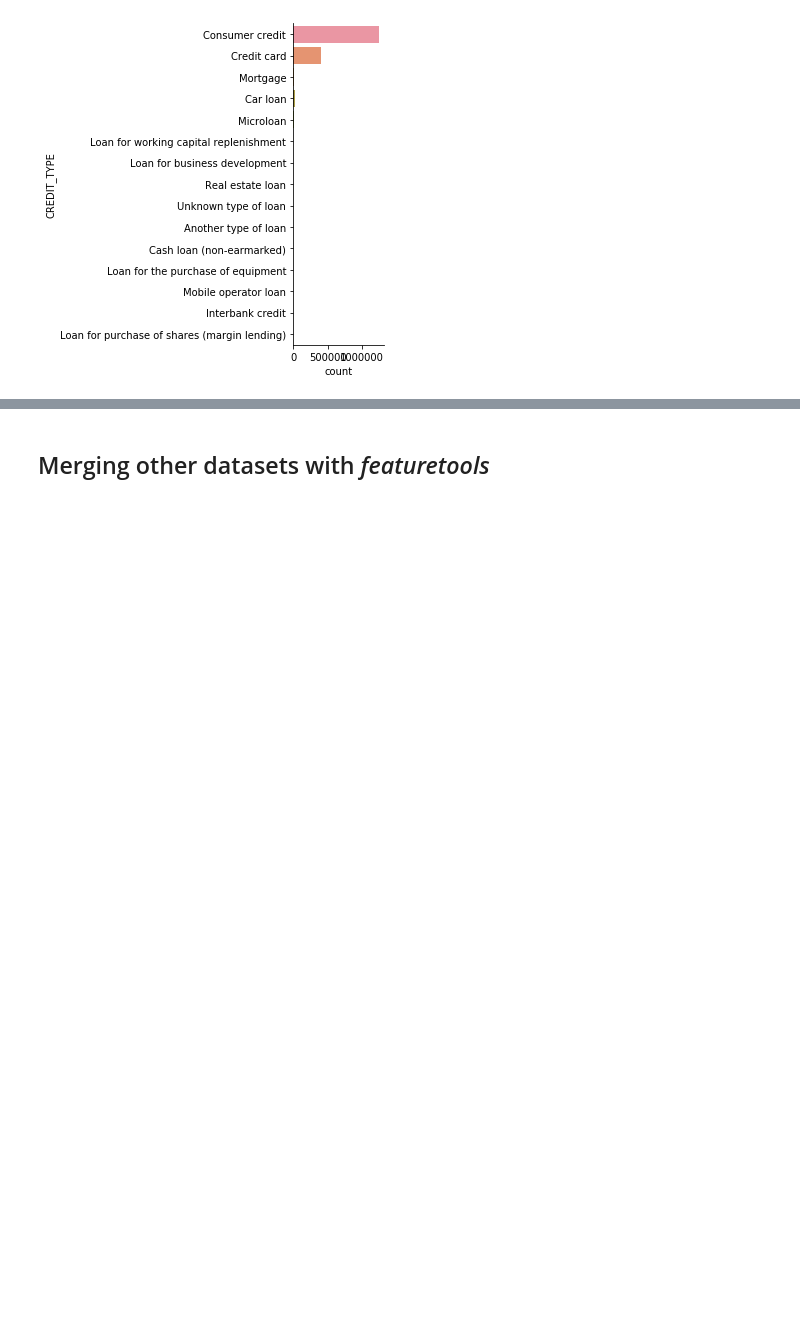
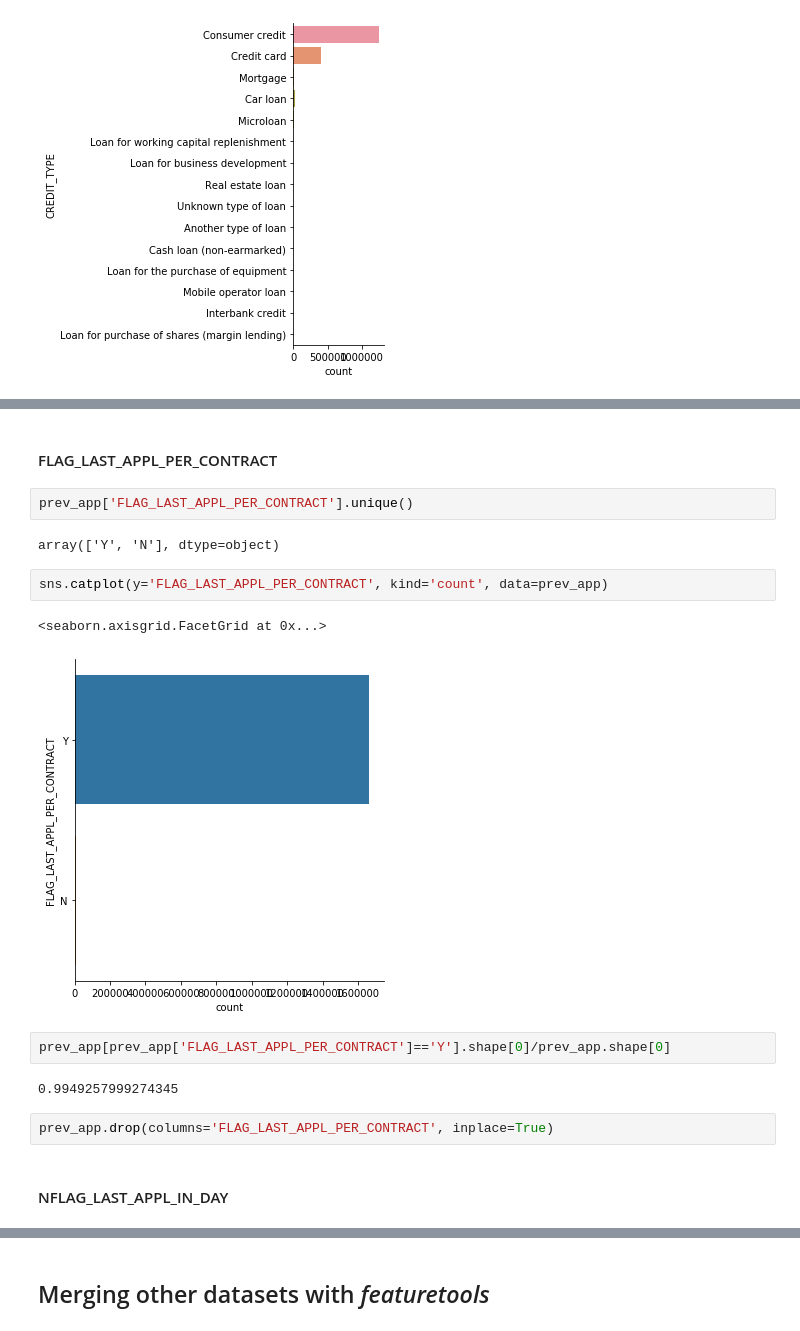
Before and after one commit to paolomandica/FDS-home-credit-default-risk, a Jupyter notebook: main-paolo.ipynb, the cells around one changed output, grey strips where cells are left out. Saved outputs shown, nothing was run; the diff lists cells and outputs as text; blank space fills up the shorter version.

```diff
--- a/main-paolo.ipynb
+++ b/main-paolo.ipynb
@@ -869,0 +806,19 @@ plt.show()
+# %% [markdown]
+#### FLAG_LAST_APPL_PER_CONTRACT
+# %%
+prev_app['FLAG_LAST_APPL_PER_CONTRACT'].unique()
+# %% [output]
+array(['Y', 'N'], dtype=object)
+# %%
+sns.catplot(y='FLAG_LAST_APPL_PER_CONTRACT', kind='count', data=prev_app)
+# %% [output]
+<seaborn.axisgrid.FacetGrid at 0x...>
+[figure, added]
+# %%
+prev_app[prev_app['FLAG_LAST_APPL_PER_CONTRACT']=='Y'].shape[0]/prev_app.shape[0]
+# %% [output]
+0.9949257999274345
+# %%
+prev_app.drop(columns='FLAG_LAST_APPL_PER_CONTRACT', inplace=True)
+# %% [markdown]
+#### NFLAG_LAST_APPL_IN_DAY
```
Also changed, not shown: parts of 102 cells of this notebook.
